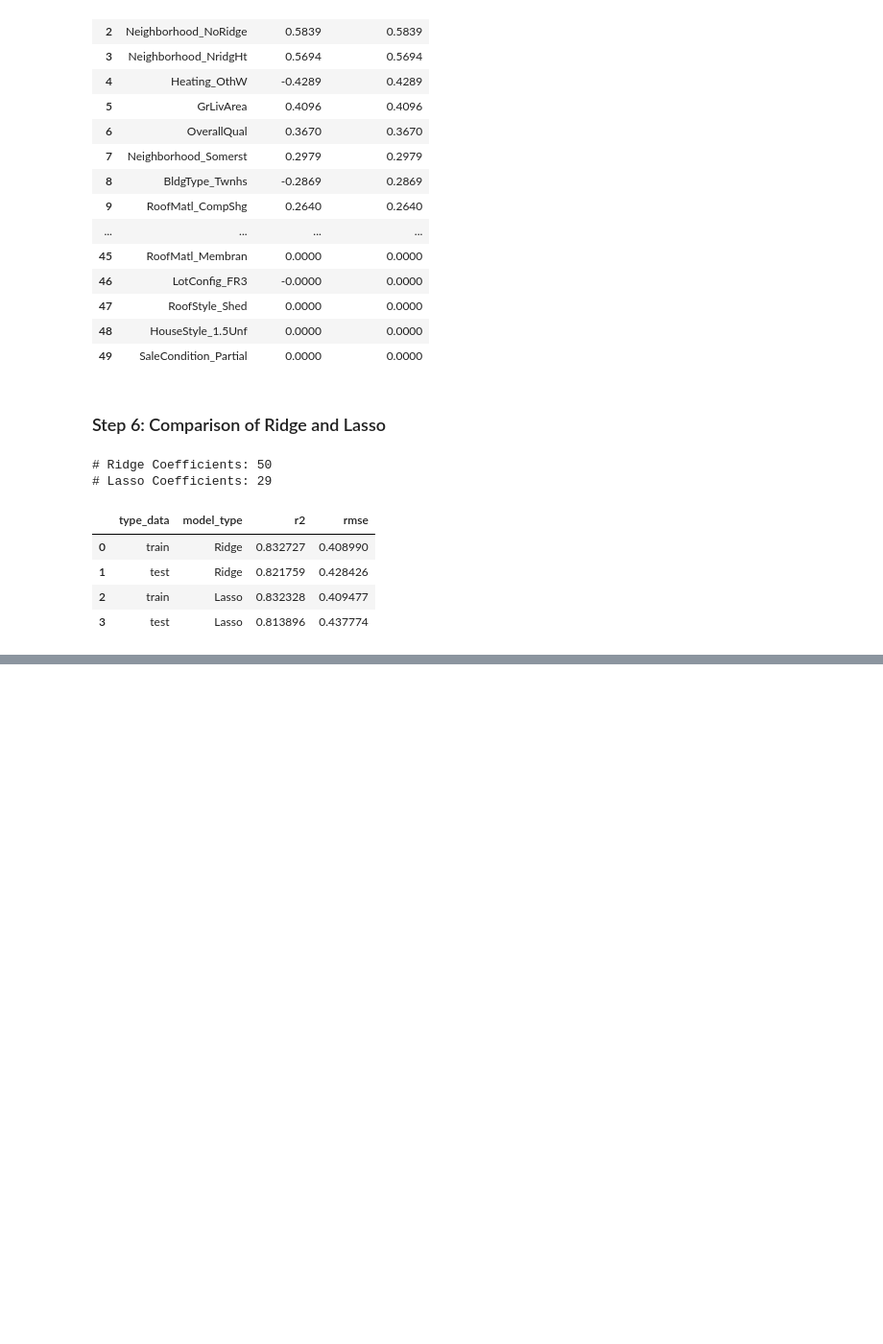
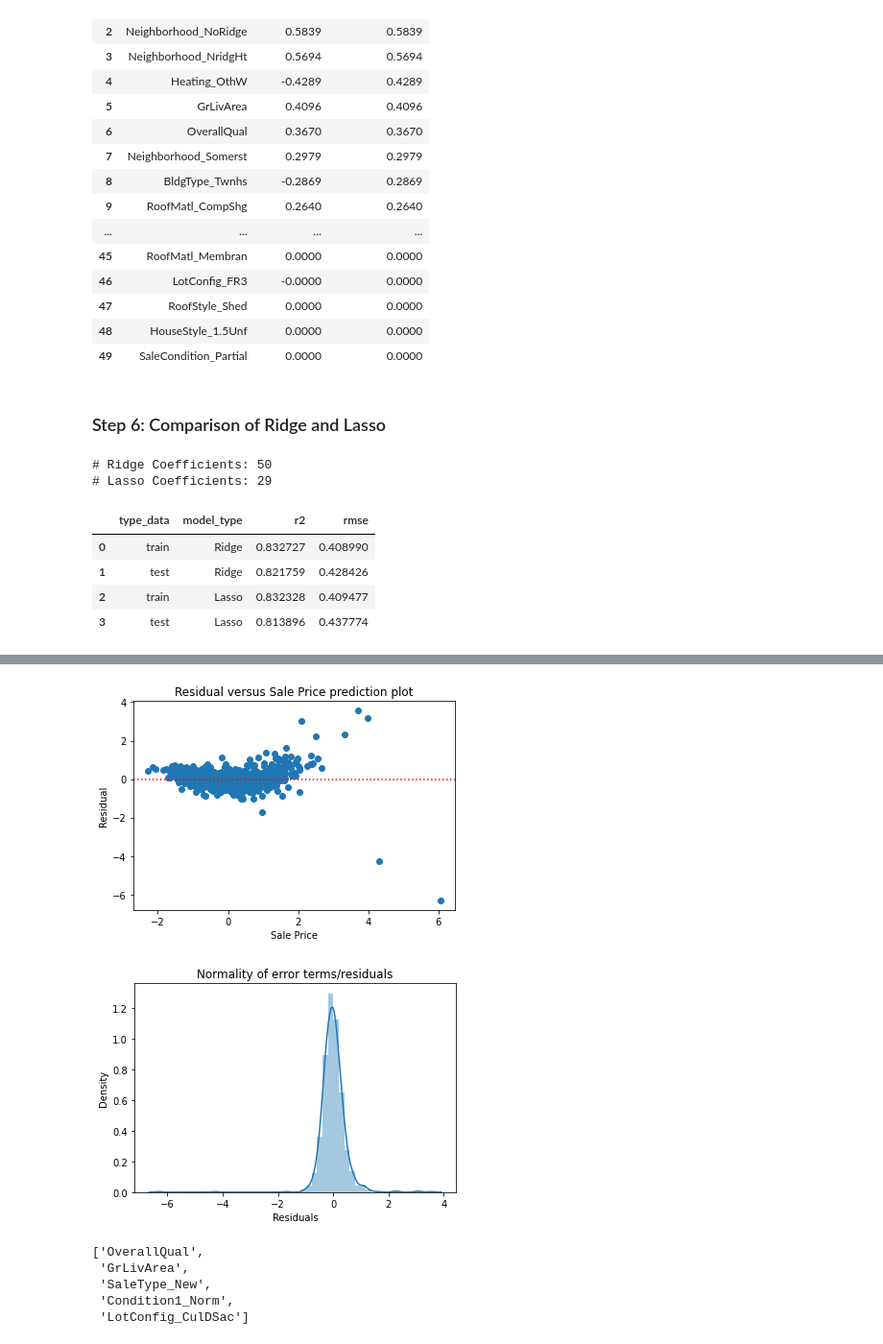
Before and after one commit to SathishKumarRamasamy/advance-regression-assignment, a Jupyter notebook: advanced-regression-assignment.ipynb, the cells around one changed output, grey strips where cells are left out. Shown at 96% size. Cells and saved outputs as stored; diff of their text form; code cells hidden in the pictures; blank space fills up the shorter version.

```diff
--- a/advanced-regression-assignment.ipynb
+++ b/advanced-regression-assignment.ipynb
@@ -2592,0 +2700,16 @@ combined_metrics
+# %%
+# Evaluate Regression Assumptions for Lasso
+eval_lr_assumptions(lasso_result_new['model'],X_train_rfe_new,y_train)
+# %% [output]
+[figure, added]
+[figure, added]
+# %%
+lasso_coeff_df_new = pd.DataFrame({'Features':X_train_rfe_new.columns, 'Coefficients':lasso_result_new['model'].coef_.round(4),'ABS_Coefficients': abs(lasso_result_new['model'].coef_.round(4))}).sort_values('ABS_Coefficients',ascending=False)
+lasso_coeff_df_new.reset_index(drop=True,inplace=True)
+list(lasso_coeff_df_new.head(5)['Features'])
+# %% [output]
+['OverallQual',
+ 'GrLivArea',
+ 'SaleType_New',
+ 'Condition1_Norm',
+ 'LotConfig_CulDSac']
```
Also changed, not shown: parts of 17 cells of this notebook, 2 other files.
